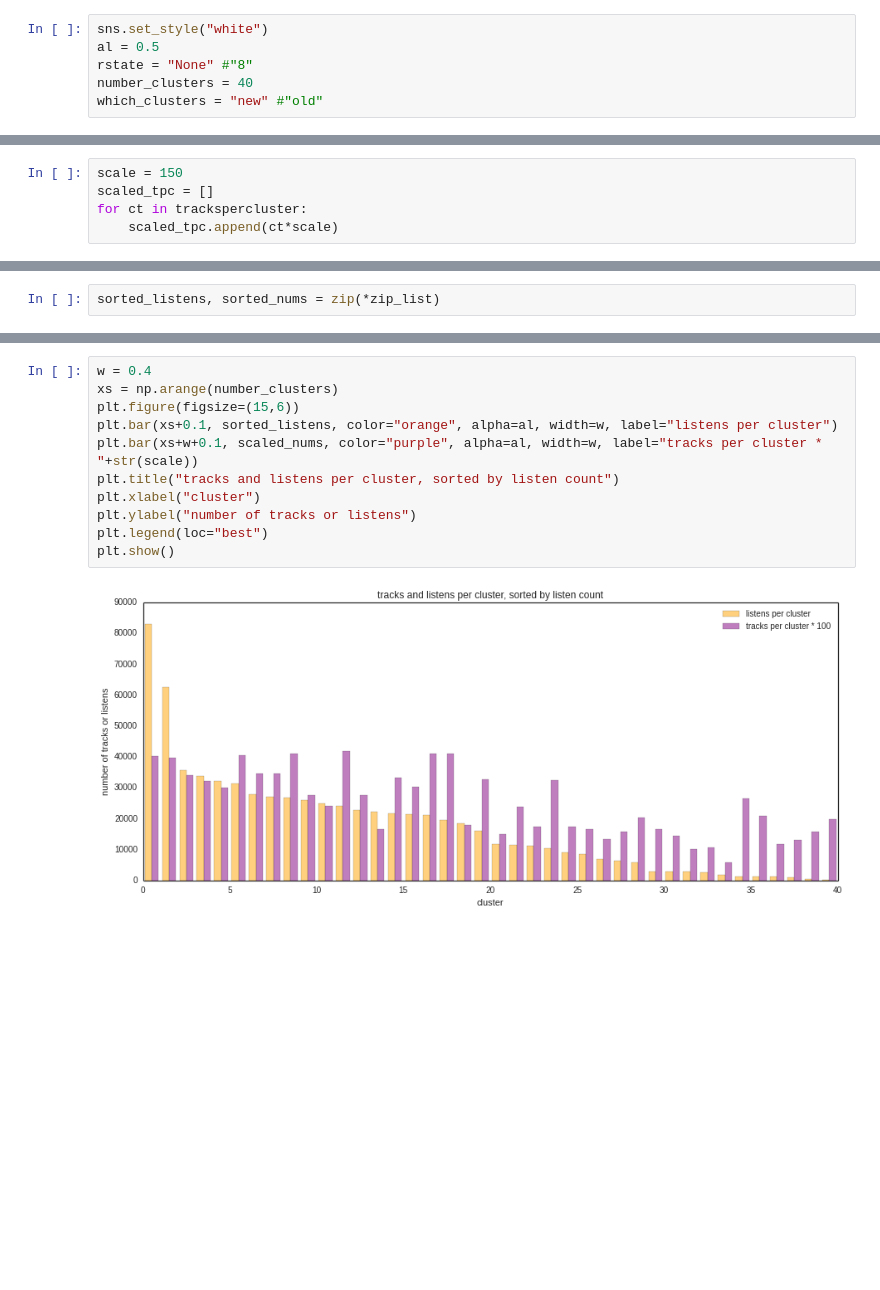
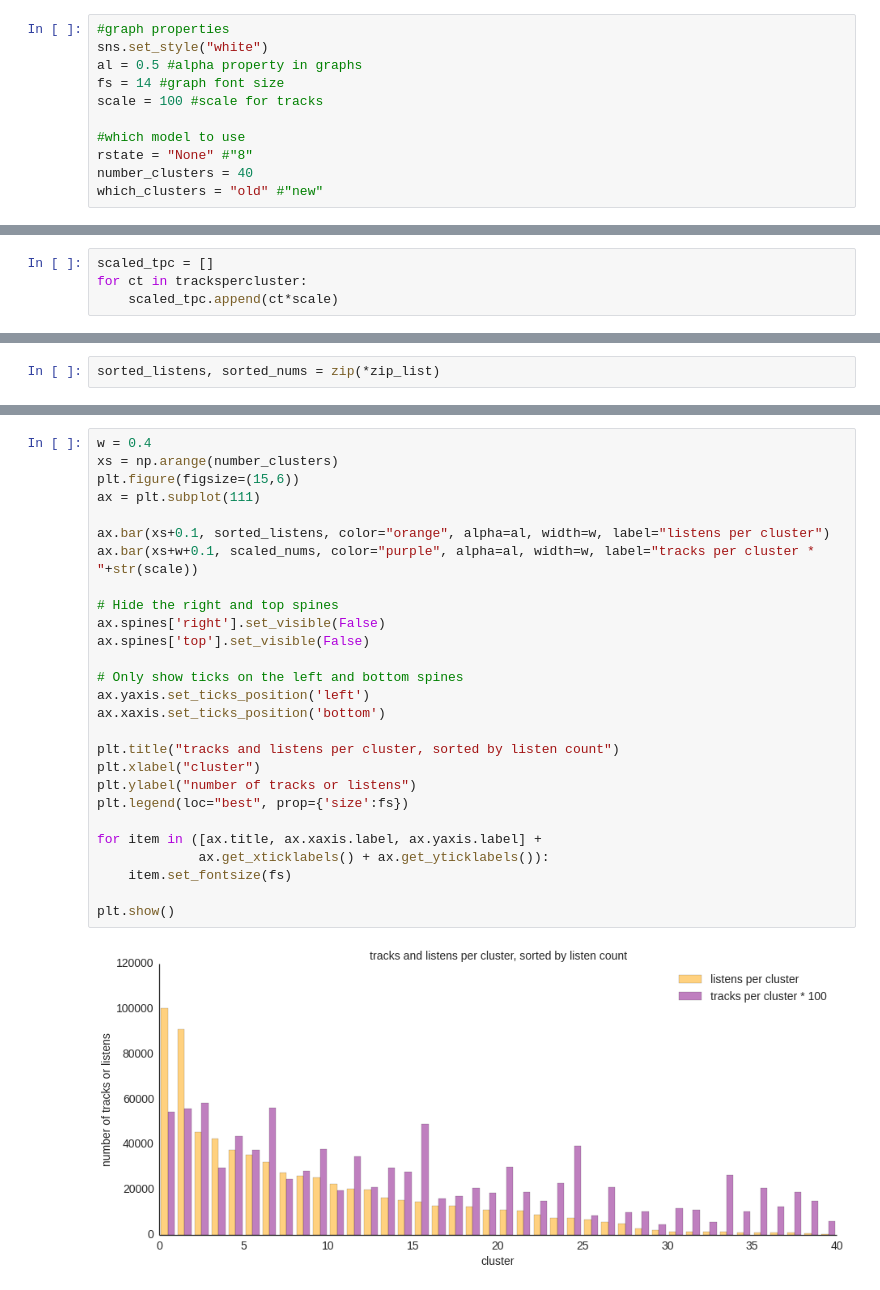
Before and after one commit to trishaandrews/music_explorer, a Jupyter notebook: cluster_graphs.ipynb, the cells around one changed output, grey strips where cells are left out. Cells and saved outputs as stored; diff of their text form; blank space fills up the shorter version.

```diff
--- a/cluster_graphs.ipynb
+++ b/cluster_graphs.ipynb
@@ -16,11 +16,16 @@ import seaborn as sns
 # %%
 basedir = "./pkls/"
 # %%
+#graph properties
 sns.set_style("white")
-al = 0.5
+al = 0.5 #alpha property in graphs
+fs = 14 #graph font size
+scale = 100 #scale for tracks
+
+#which model to use
 rstate = "None" #"8"
 number_clusters = 40
-which_clusters = "new" #"old"
+which_clusters = "old" #"new"
 # %%
 userclustercounts = []
 if which_clusters == "new":
@@ -187,7 +208,6 @@ plt.show()
 # %% [markdown]
 ##Arbitrarily scaled graph to see relative patterns of songs/cluster and total listens/cluster
 # %%
-scale = 150
 scaled_tpc = []
 for ct in trackspercluster:
     scaled_tpc.append(ct*scale)
@@ -272,13 +291,29 @@ for sn in sorted_nums:
 # %%
 w = 0.4
 xs = np.arange(number_clusters)
 plt.figure(figsize=(15,6))
-plt.bar(xs+0.1, sorted_listens, color="orange", alpha=al, width=w, label="listens per cluster")
-plt.bar(xs+w+0.1, scaled_nums, color="purple", alpha=al, width=w, label="tracks per cluster * "+str(scale))
+ax = plt.subplot(111)
+
+ax.bar(xs+0.1, sorted_listens, color="orange", alpha=al, width=w, label="listens per cluster")
+ax.bar(xs+w+0.1, scaled_nums, color="purple", alpha=al, width=w, label="tracks per cluster * "+str(scale))
+
+# Hide the right and top spines
+ax.spines['right'].set_visible(False)
+ax.spines['top'].set_visible(False)
+
+# Only show ticks on the left and bottom spines
+ax.yaxis.set_ticks_position('left')
+ax.xaxis.set_ticks_position('bottom')
+
 plt.title("tracks and listens per cluster, sorted by listen count")
 plt.xlabel("cluster")
 plt.ylabel("number of tracks or listens")
-plt.legend(loc="best")
+plt.legend(loc="best", prop={'size':fs})
+
+for item in ([ax.title, ax.xaxis.label, ax.yaxis.label] +
+             ax.get_xticklabels() + ax.get_yticklabels()):
+    item.set_fontsize(fs)
+
 plt.show()
 # %% [output]
-[figure, old version]
+[figure, new version]
```
Also changed, not shown: parts of 18 cells of this notebook, 12 other files.
